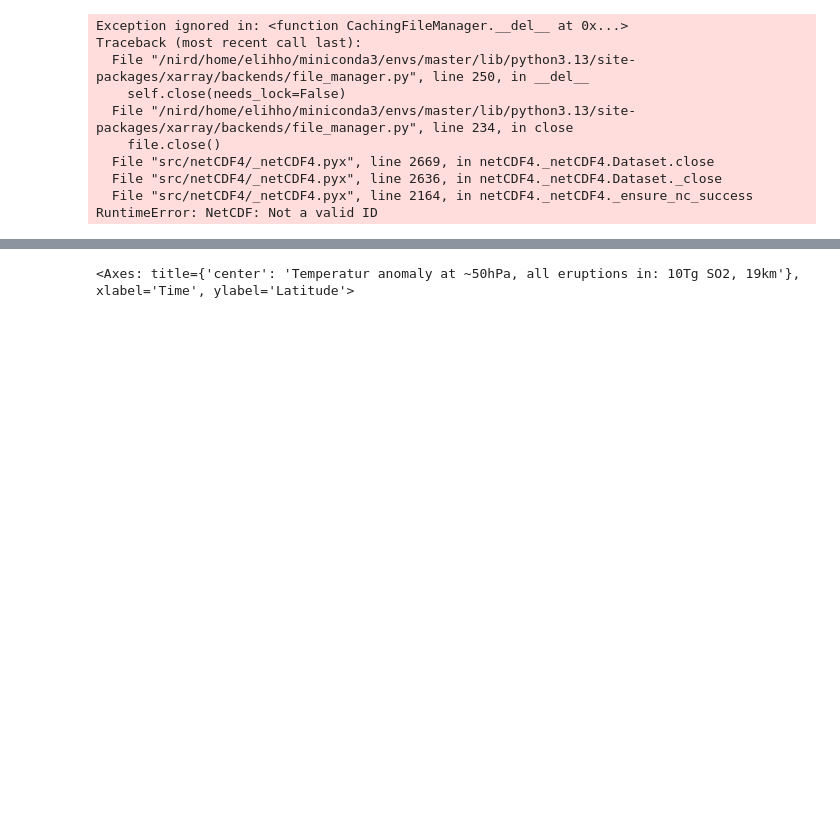
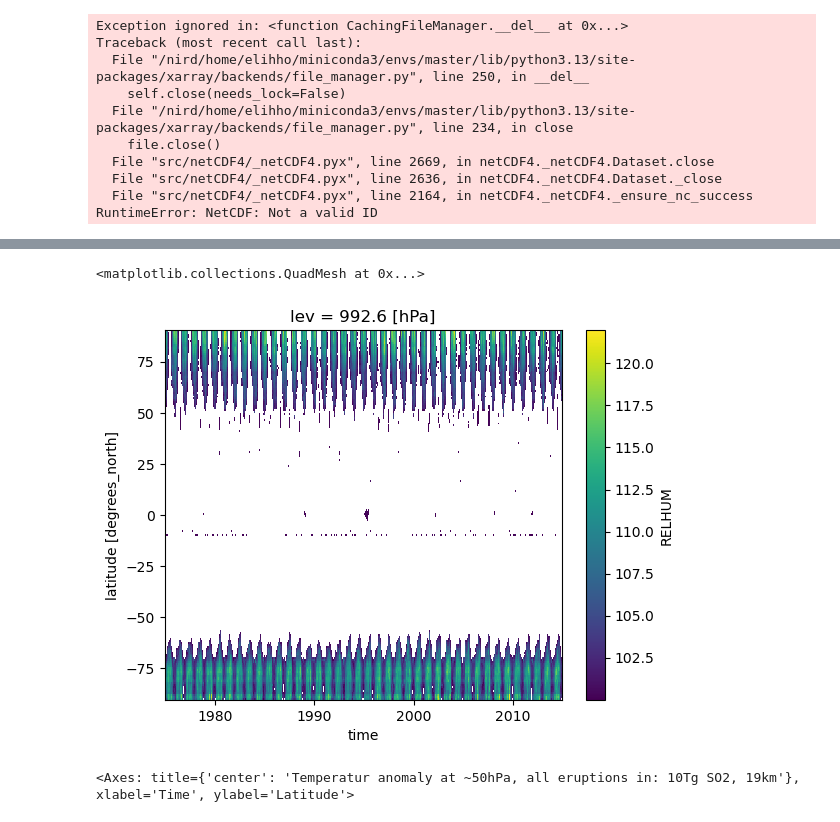
Before and after one commit to EliHHogemo/master_thesis, a Jupyter notebook: climate_responces.ipynb, the cells around one changed output, grey strips where cells are left out. Cells and saved outputs as stored; diff of their text form; code cells hidden in the pictures; blank space fills up the shorter version.

```diff
--- a/climate_responces.ipynb
+++ b/climate_responces.ipynb
@@ -189,3 +177,14 @@ weighted_lat_1pr = np.cos(np.deg2rad(lat_1pr))
+# %%
+lowest_lat = lowest.where(lowest.values>100)
+# %%
+lowest_lat=lowest_lat.mean(dim="lon")
+lowest_lat.T.plot(
+        x="time",
+        y="lat"
+)
+# %% [output]
+<matplotlib.collections.QuadMesh at 0x...>
+[figure, added]
 # %%
 temp_ctrl = ds_19["T"]   # long baseline run
 baseline = temp_ctrl.sel(time=slice("1976-01", "1981-12"))
```
Also changed, not shown: parts of 13 cells of this notebook.
